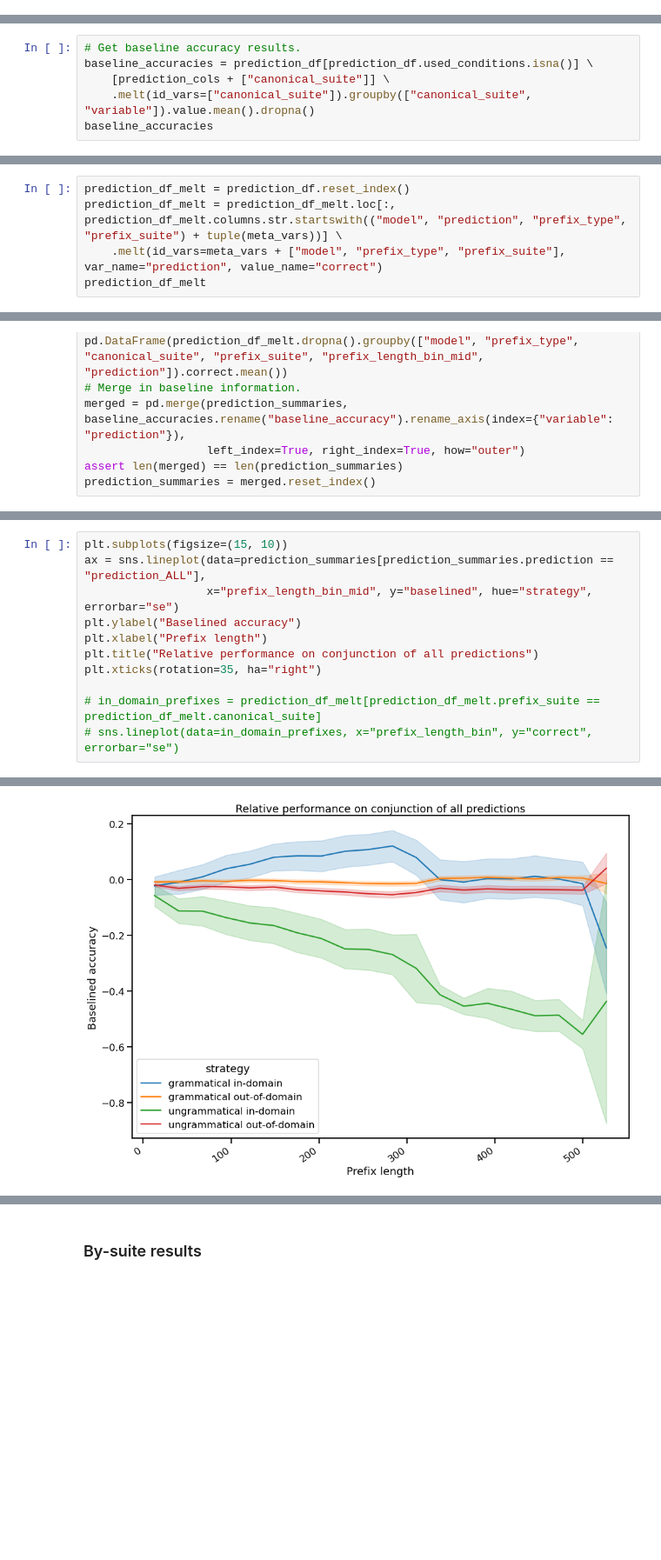
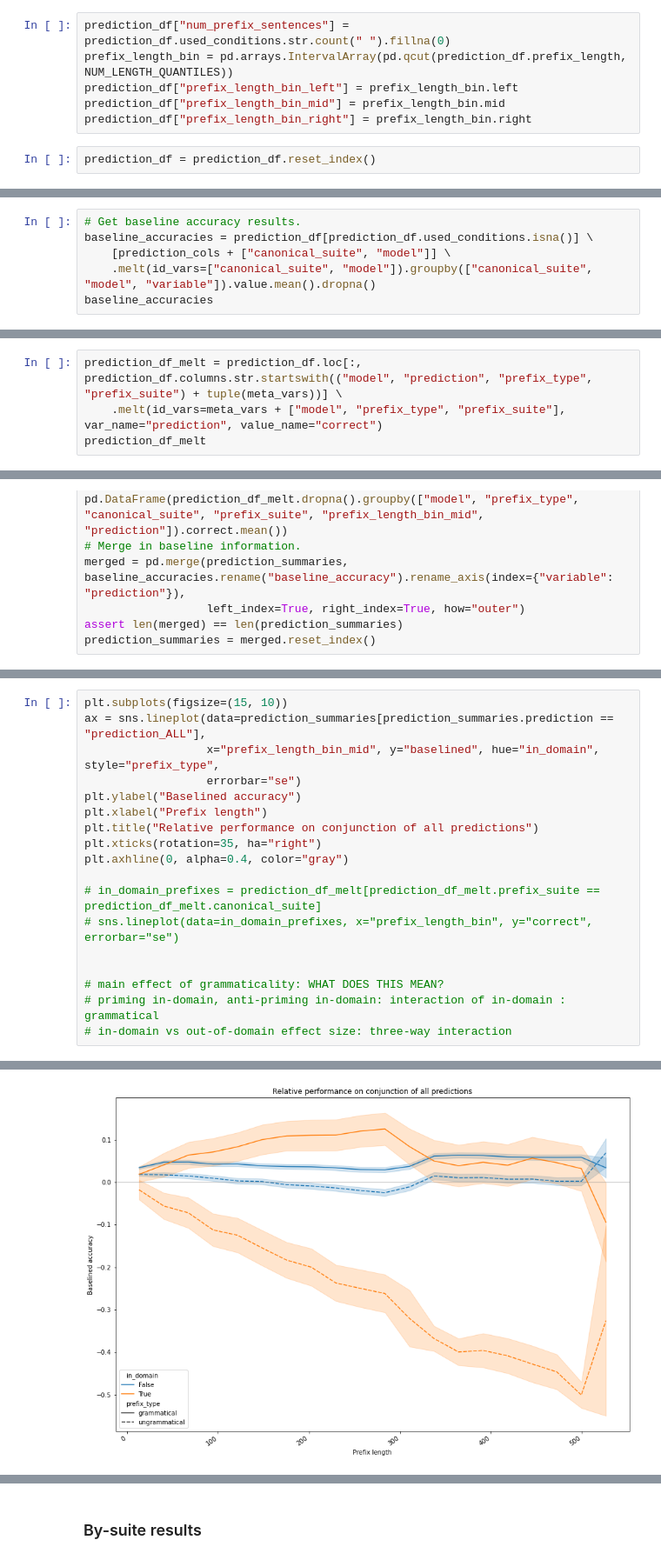
Before and after one commit to hans/syntaxgym-repetitions, a Jupyter notebook: analyze product.ipynb, the cells around one changed output, grey strips where cells are left out. Shown at 87% size. Saved outputs shown, nothing was run; the diff lists cells and outputs as text; blank space fills up the shorter version.

```diff
--- a/analyze product.ipynb
+++ b/analyze product.ipynb
@@ -157,3 +147,11 @@ prediction_df
+# %%
+prediction_df["num_prefix_sentences"] = prediction_df.used_conditions.str.count(" ").fillna(0)
+prefix_length_bin = pd.arrays.IntervalArray(pd.qcut(prediction_df.prefix_length, NUM_LENGTH_QUANTILES))
+prediction_df["prefix_length_bin_left"] = prefix_length_bin.left
+prediction_df["prefix_length_bin_mid"] = prefix_length_bin.mid
+prediction_df["prefix_length_bin_right"] = prefix_length_bin.right
+# %%
+prediction_df = prediction_df.reset_index()
 # %%
 region_paths = list(OUTPUT_DIR.glob("*/*/*/*/regions.csv"))
 region_dfs = [pd.read_csv(path) for path in tqdm(region_paths)]
@@ -193,7 +177,7 @@ prefix_types = prediction_df.index.get_level_values("prefix_type").unique()
 # %%
 # Get baseline accuracy results.
 baseline_accuracies = prediction_df[prediction_df.used_conditions.isna()] \
-    [prediction_cols + ["canonical_suite"]] \
-    .melt(id_vars=["canonical_suite"]).groupby(["canonical_suite", "variable"]).value.mean().dropna()
+    [prediction_cols + ["canonical_suite", "model"]] \
+    .melt(id_vars=["canonical_suite", "model"]).groupby(["canonical_suite", "model", "variable"]).value.mean().dropna()
 baseline_accuracies
 # %% [output]
@@ -223,6 +197,5 @@ sns.displot(data=prediction_df.assign(suite_cat_high=prediction_df.suite_categor
 # %%
-prediction_df_melt = prediction_df.reset_index()
-prediction_df_melt = prediction_df_melt.loc[:, prediction_df_melt.columns.str.startswith(("model", "prediction", "prefix_type", "prefix_suite") + tuple(meta_vars))] \
+prediction_df_melt = prediction_df.loc[:, prediction_df.columns.str.startswith(("model", "prediction", "prefix_type", "prefix_suite") + tuple(meta_vars))] \
     .melt(id_vars=meta_vars + ["model", "prefix_type", "prefix_suite"], var_name="prediction", value_name="correct")
 prediction_df_melt
 # %% [output]
@@ -289,12 +277,19 @@ dtype: int64
 # %%
 plt.subplots(figsize=(15, 10))
 ax = sns.lineplot(data=prediction_summaries[prediction_summaries.prediction == "prediction_ALL"],
-                  x="prefix_length_bin_mid", y="baselined", hue="strategy", errorbar="se")
+                  x="prefix_length_bin_mid", y="baselined", hue="in_domain", style="prefix_type",
+                  errorbar="se")
 plt.ylabel("Baselined accuracy")
 plt.xlabel("Prefix length")
 plt.title("Relative performance on conjunction of all predictions")
 plt.xticks(rotation=35, ha="right")
+plt.axhline(0, alpha=0.4, color="gray")
 
 # in_domain_prefixes = prediction_df_melt[prediction_df_melt.prefix_suite == prediction_df_melt.canonical_suite]
 # sns.lineplot(data=in_domain_prefixes, x="prefix_length_bin", y="correct", errorbar="se")
+
+
+# main effect of grammaticality: WHAT DOES THIS MEAN?
+# priming in-domain, anti-priming in-domain: interaction of in-domain : grammatical
+# in-domain vs out-of-domain effect size: three-way interaction
 # %% [output]
@@ -310 +297 @@ plt.xticks(rotation=35, ha="right")
-[figure, old version]
+[figure, new version]
```
Also changed, not shown: parts of 35 cells of this notebook, 2 other files.
